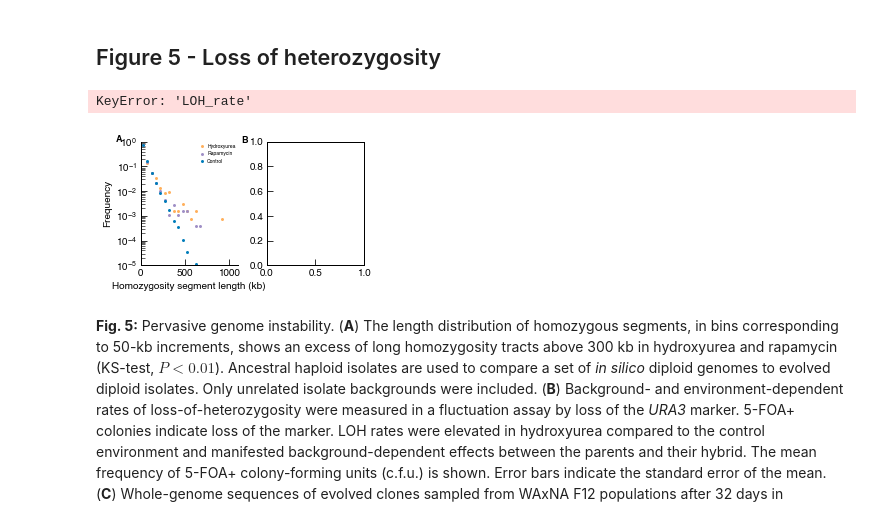
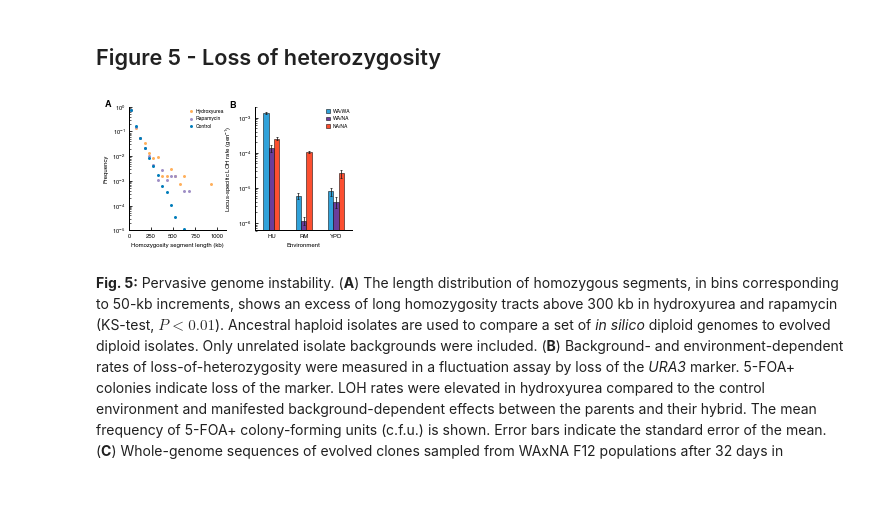
Before and after one commit to ivazquez/clonal-heterogeneity, a Jupyter notebook: src/figure5.ipynb, the cells around one changed output. Drawn from its saved outputs; the diff is of its cells as text; code cells hidden in the pictures; blank space fills up the shorter version.

```diff
--- a/src/figure5.ipynb
+++ b/src/figure5.ipynb
@@ -65,35 +65,43 @@ fig = plt.figure(figsize=(4,6))
 grid = gridspec.GridSpec(nrows=3, ncols=2, height_ratios=[15, 7, 5], hspace=0.7, wspace=0.3)
 
 gs = {}
 gs['length'] = gridspec.GridSpecFromSubplotSpec(1, 1, subplot_spec=grid[0,0])
 gs['fluctuation'] = gridspec.GridSpecFromSubplotSpec(1, 1, subplot_spec=grid[0,1])
 gs[('loh','WAxNA_F12_1_HU_3')] = gridspec.GridSpecFromSubplotSpec(7, 1, subplot_spec=grid[1:2,:], hspace=0)
 gs[('loh','WAxNA_F12_2_RM_1')] = gridspec.GridSpecFromSubplotSpec(5, 1, subplot_spec=grid[2:3,:], hspace=0)
 
 ### Left panel ###
 ax = plt.subplot(gs['length'][:])
 ax.text(-0.185, 1.055, 'A', transform=ax.transAxes,
         fontsize=9, fontweight='bold', va='top', ha='right')
 
-plot.loh_length(loh_length_df, ax)
+data = loh_length_df.rename(columns=config.selection['short_label'])
+kwargs = {
+    'color': [config.selection['color'][e] for e in loh_length_df.columns]
+}
+plot.loh_length(data, ax, **kwargs)
 
 ### Right panel ###
 ax = plt.subplot(gs['fluctuation'][:])
 ax.text(-0.2, 1.05, 'B', transform=ax.transAxes,
         fontsize=9, fontweight='bold', va='top', ha='right')
 
-plot.loh_fluctuation(loh_fluctuation_df, ax)
+data = loh_fluctuation_df['mean_LOH_rate']
+kwargs = {
+    'yerr': loh_fluctuation_df[['lower_LOH_rate','upper_LOH_rate']].T.values,
+    'color': [config.background['color'][b] for b in loh_fluctuation_df['mean_LOH_rate'].columns]
+}
+plot.loh_fluctuation(data, ax, **kwargs)
 
 # Axes limits
 for ax in fig.get_axes():
     ax.xaxis.label.set_size(6)
     ax.yaxis.label.set_size(6)
     ax.tick_params(axis='both', which='major', size=3, labelsize=6)
     ax.tick_params(axis='both', which='minor', size=2, labelsize=4)
 
 plot.save_figure(dir_paper+'figures/figure5/figure5')
 plt.show()
 # %% [output]
-KeyError: 'LOH_rate'
-[figure, old version]
+[figure, new version]
 # %% [markdown]
```
Also changed, not shown: 15 other files.
